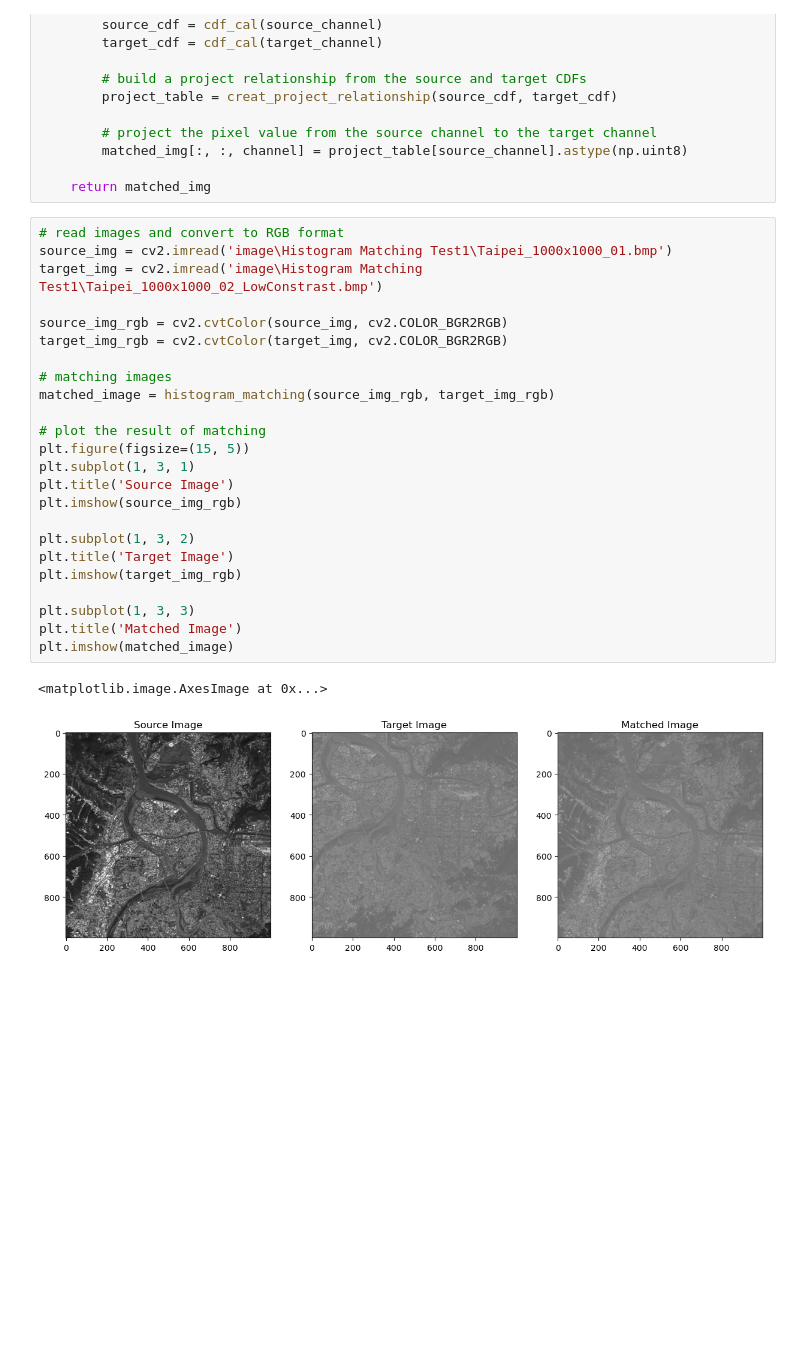
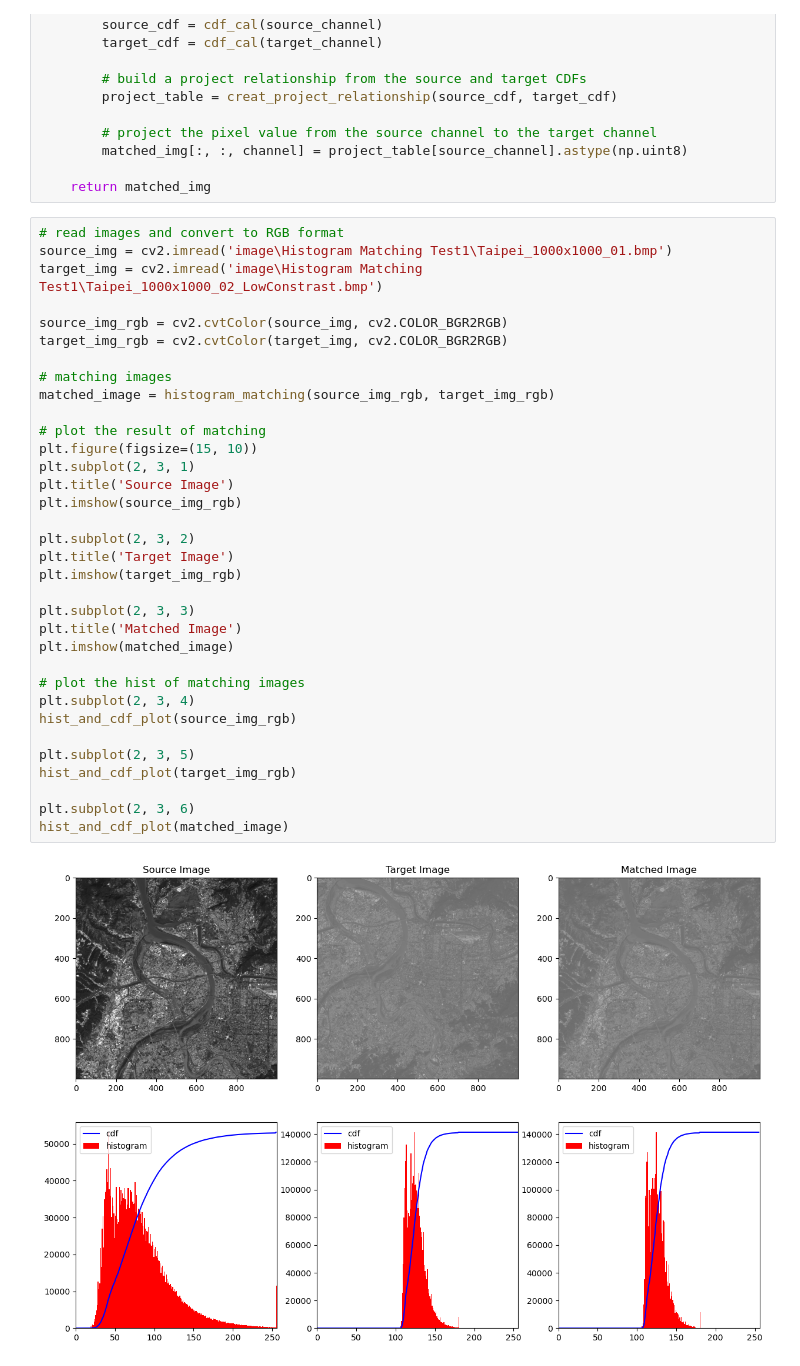
Before and after one commit to liu200111/Image-Processing, a Jupyter notebook: Assignment_2.ipynb, the cells around one changed output. Cells and saved outputs as stored; diff of their text form; blank space fills up the shorter version.

```diff
--- a/Assignment_2.ipynb
+++ b/Assignment_2.ipynb
@@ -144,27 +144,36 @@ def histogram_matching(source_img, target_img):
 # %%
 # read images and convert to RGB format
 source_img = cv2.imread('image\Histogram Matching Test1\Taipei_1000x1000_01.bmp')
 target_img = cv2.imread('image\Histogram Matching Test1\Taipei_1000x1000_02_LowConstrast.bmp')
 
 source_img_rgb = cv2.cvtColor(source_img, cv2.COLOR_BGR2RGB)
 target_img_rgb = cv2.cvtColor(target_img, cv2.COLOR_BGR2RGB)
 
 # matching images
 matched_image = histogram_matching(source_img_rgb, target_img_rgb)
 
 # plot the result of matching
-plt.figure(figsize=(15, 5))
-plt.subplot(1, 3, 1)
+plt.figure(figsize=(15, 10))
+plt.subplot(2, 3, 1)
 plt.title('Source Image')
 plt.imshow(source_img_rgb)
 
-plt.subplot(1, 3, 2)
+plt.subplot(2, 3, 2)
 plt.title('Target Image')
 plt.imshow(target_img_rgb)
 
-plt.subplot(1, 3, 3)
+plt.subplot(2, 3, 3)
 plt.title('Matched Image')
 plt.imshow(matched_image)
+
+# plot the hist of matching images
+plt.subplot(2, 3, 4)
+hist_and_cdf_plot(source_img_rgb)
+
+plt.subplot(2, 3, 5)
+hist_and_cdf_plot(target_img_rgb)
+
+plt.subplot(2, 3, 6)
+hist_and_cdf_plot(matched_image)
 # %% [output]
-<matplotlib.image.AxesImage at 0x...>
-[figure, old version]
+[figure, new version]
```
Also changed, not shown: parts of 3 cells of this notebook.
